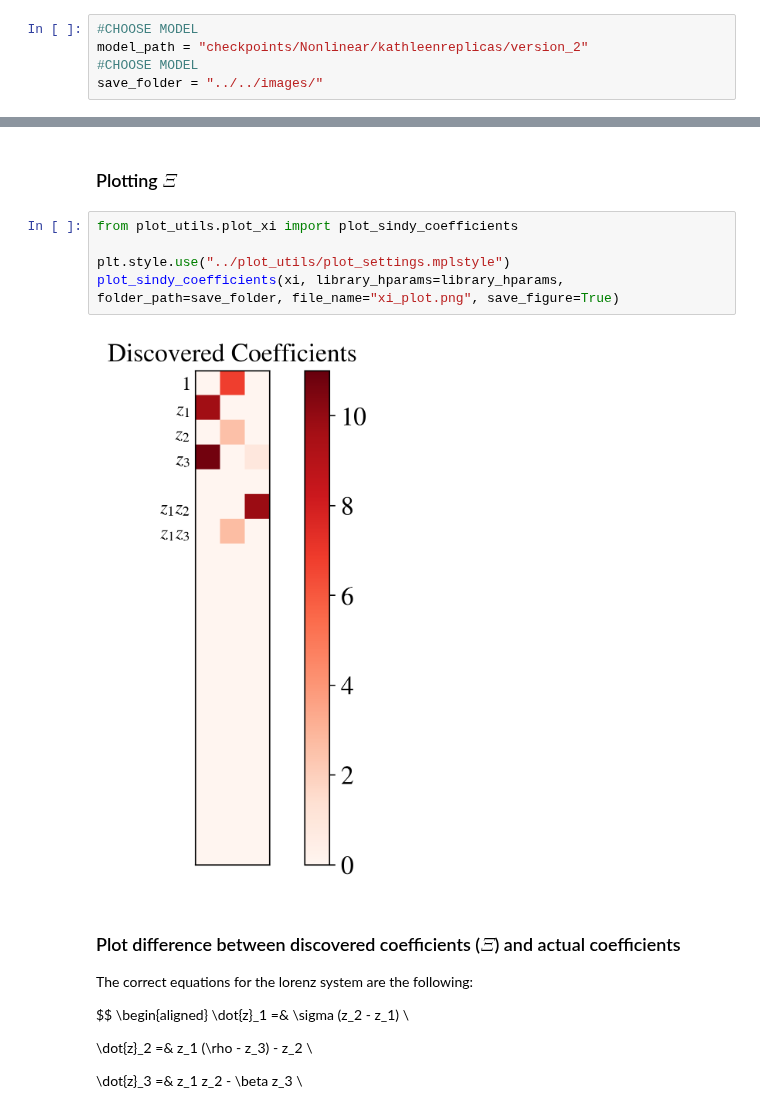
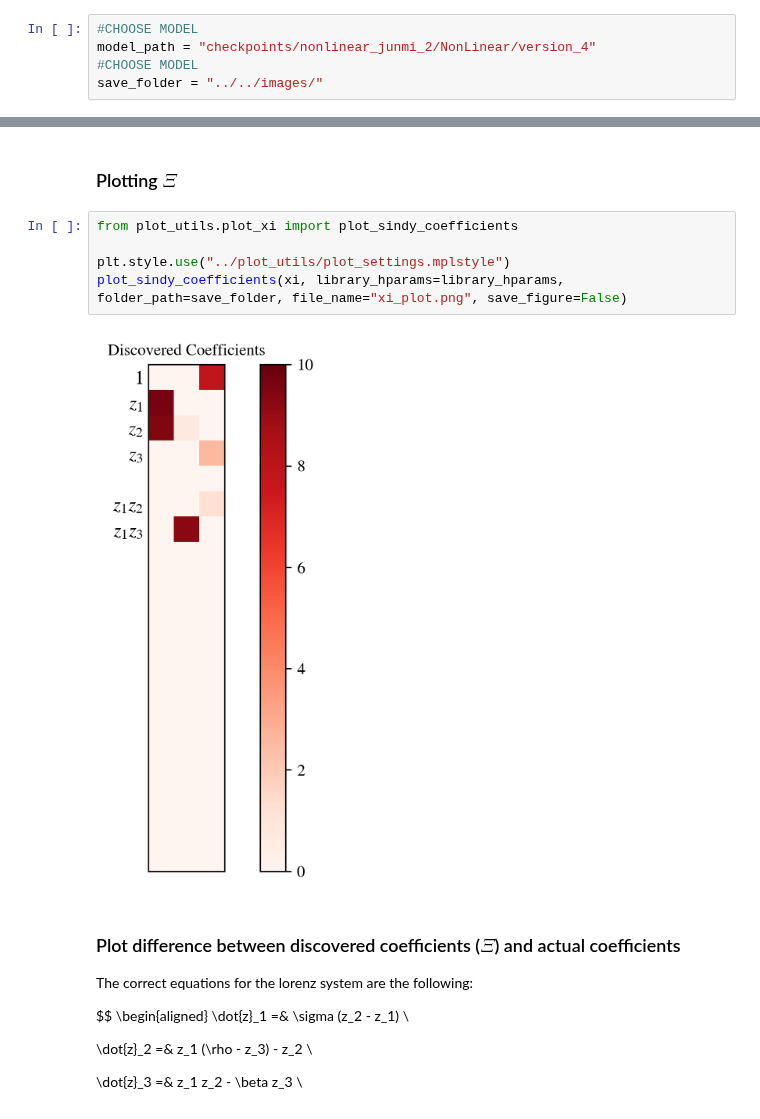
Before and after one commit to jonatanwins/Project-2-FYS5429, a Jupyter notebook: project_2/src/lorenz/lorenzResults.ipynb, the cells around one changed output, grey strips where cells are left out. Saved outputs shown, nothing was run; the diff lists cells and outputs as text.

```diff
--- a/project_2/src/lorenz/lorenzResults.ipynb
+++ b/project_2/src/lorenz/lorenzResults.ipynb
@@ -6,7 +6,7 @@ includes plotting the sindy coefficients $\Xi$, loss metrics and trajectories fo
 ### Choose Model
 # %%
 #CHOOSE MODEL
-model_path = "checkpoints/Nonlinear/kathleenreplicas/version_2"
+model_path = "checkpoints/nonlinear_junmi_2/NonLinear/version_4"
 #CHOOSE MODEL
 save_folder = "../../images/"
 # %%
@@ -133,10 +133,10 @@ $$
 # %%
 from plot_utils.plot_xi import plot_sindy_coefficients
 
 plt.style.use("../plot_utils/plot_settings.mplstyle")
-plot_sindy_coefficients(xi, library_hparams=library_hparams, folder_path=save_folder, file_name="xi_plot.png", save_figure=True)
+plot_sindy_coefficients(xi, library_hparams=library_hparams, folder_path=save_folder, file_name="xi_plot.png", save_figure=False)
 # %% [output]
-[figure, old version]
+[figure, new version]
 # %% [markdown]
 ### Plot difference between discovered coefficients ($\Xi$) and actual coefficients
 
```
Also changed, not shown: parts of 6 cells of this notebook, 5 other files.
